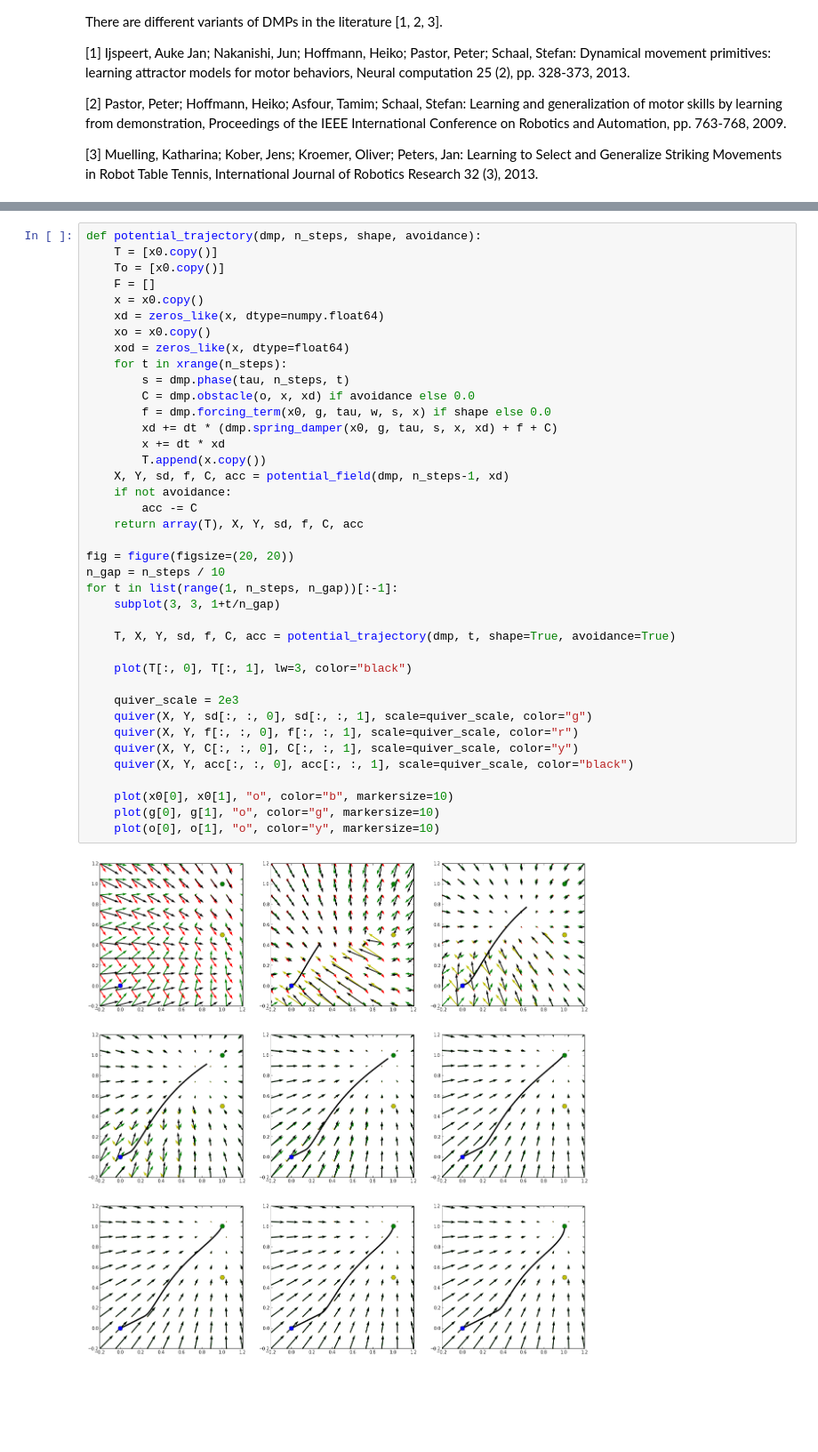
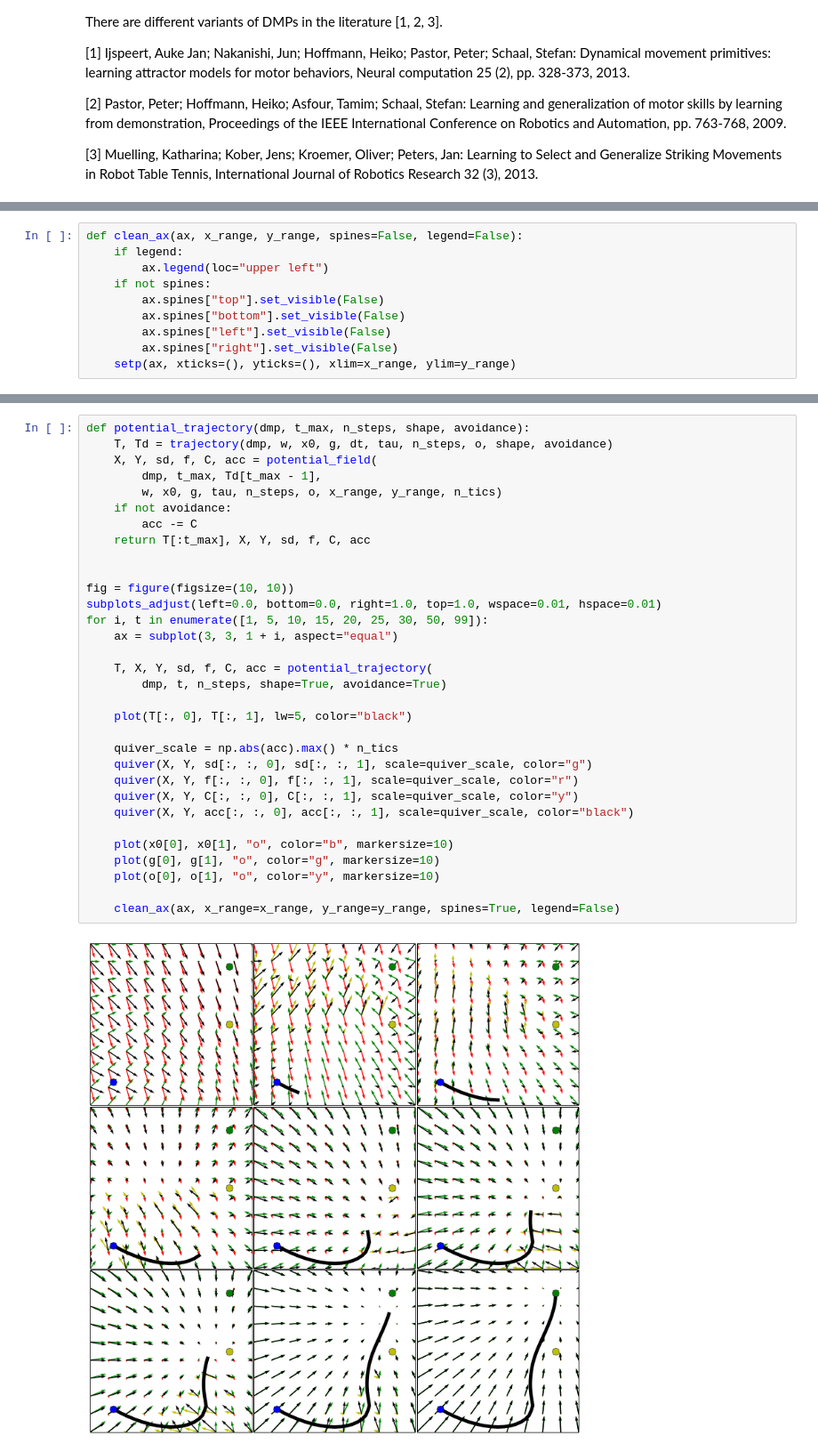
Before and after one commit to AlexanderFabisch/PyDMP, a Jupyter notebook: DMP.ipynb, the cells around one changed output, grey strips where cells are left out. Shown at 89% size. Saved outputs shown, nothing was run; the diff lists cells and outputs as text; blank space fills up the shorter version.

```diff
--- a/DMP.ipynb
+++ b/DMP.ipynb
@@ -113,0 +30,10 @@ plot(o[0], o[1], "o", color="y", markersize=10)
+# %%
+def clean_ax(ax, x_range, y_range, spines=False, legend=False):
+    if legend:
+        ax.legend(loc="upper left")
+    if not spines:
+        ax.spines["top"].set_visible(False)
+        ax.spines["bottom"].set_visible(False)
+        ax.spines["left"].set_visible(False)
+        ax.spines["right"].set_visible(False)
+    setp(ax, xticks=(), yticks=(), xlim=x_range, ylim=y_range)
@@ -114,41 +77,34 @@ plot(o[0], o[1], "o", color="y", markersize=10)
 # %%
-def potential_trajectory(dmp, n_steps, shape, avoidance):
-    T = [x0.copy()]
-    To = [x0.copy()]
-    F = []
-    x = x0.copy()
-    xd = zeros_like(x, dtype=numpy.float64)
-    xo = x0.copy()
-    xod = zeros_like(x, dtype=float64)
-    for t in xrange(n_steps):
-        s = dmp.phase(tau, n_steps, t)
-        C = dmp.obstacle(o, x, xd) if avoidance else 0.0
-        f = dmp.forcing_term(x0, g, tau, w, s, x) if shape else 0.0
-        xd += dt * (dmp.spring_damper(x0, g, tau, s, x, xd) + f + C)
-        x += dt * xd
-        T.append(x.copy())
-    X, Y, sd, f, C, acc = potential_field(dmp, n_steps-1, xd)
+def potential_trajectory(dmp, t_max, n_steps, shape, avoidance):
+    T, Td = trajectory(dmp, w, x0, g, dt, tau, n_steps, o, shape, avoidance)
+    X, Y, sd, f, C, acc = potential_field(
+        dmp, t_max, Td[t_max - 1],
+        w, x0, g, tau, n_steps, o, x_range, y_range, n_tics)
     if not avoidance:
         acc -= C
-    return array(T), X, Y, sd, f, C, acc
+    return T[:t_max], X, Y, sd, f, C, acc
 
-fig = figure(figsize=(20, 20))
-n_gap = n_steps / 10
-for t in list(range(1, n_steps, n_gap))[:-1]:
-    subplot(3, 3, 1+t/n_gap)
 
-    T, X, Y, sd, f, C, acc = potential_trajectory(dmp, t, shape=True, avoidance=True)
+fig = figure(figsize=(10, 10))
+subplots_adjust(left=0.0, bottom=0.0, right=1.0, top=1.0, wspace=0.01, hspace=0.01)
+for i, t in enumerate([1, 5, 10, 15, 20, 25, 30, 50, 99]):
+    ax = subplot(3, 3, 1 + i, aspect="equal")
 
-    plot(T[:, 0], T[:, 1], lw=3, color="black")
+    T, X, Y, sd, f, C, acc = potential_trajectory(
+        dmp, t, n_steps, shape=True, avoidance=True)
 
-    quiver_scale = 2e3
+    plot(T[:, 0], T[:, 1], lw=5, color="black")
+
+    quiver_scale = np.abs(acc).max() * n_tics
     quiver(X, Y, sd[:, :, 0], sd[:, :, 1], scale=quiver_scale, color="g")
     quiver(X, Y, f[:, :, 0], f[:, :, 1], scale=quiver_scale, color="r")
     quiver(X, Y, C[:, :, 0], C[:, :, 1], scale=quiver_scale, color="y")
     quiver(X, Y, acc[:, :, 0], acc[:, :, 1], scale=quiver_scale, color="black")
 
     plot(x0[0], x0[1], "o", color="b", markersize=10)
     plot(g[0], g[1], "o", color="g", markersize=10)
     plot(o[0], o[1], "o", color="y", markersize=10)
+
+    clean_ax(ax, x_range=x_range, y_range=y_range, spines=True, legend=False)
 # %% [output]
-[figure, old version]
+[figure, new version]
```
Also changed, not shown: parts of 6 cells of this notebook, 1 other file.
